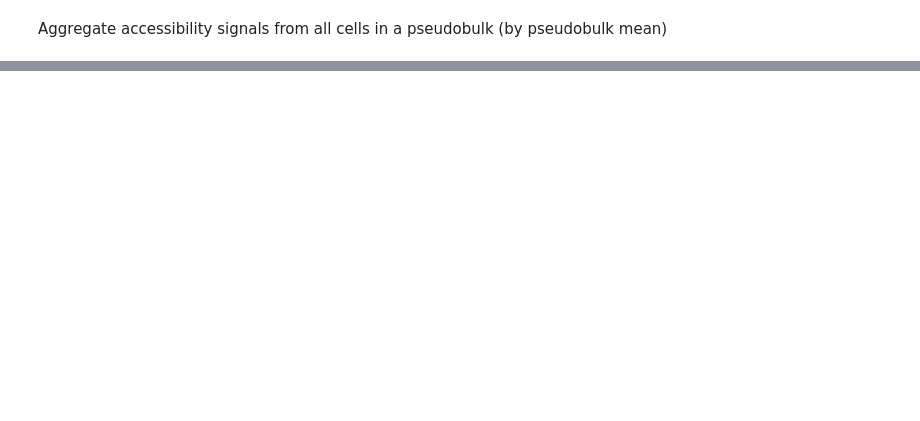
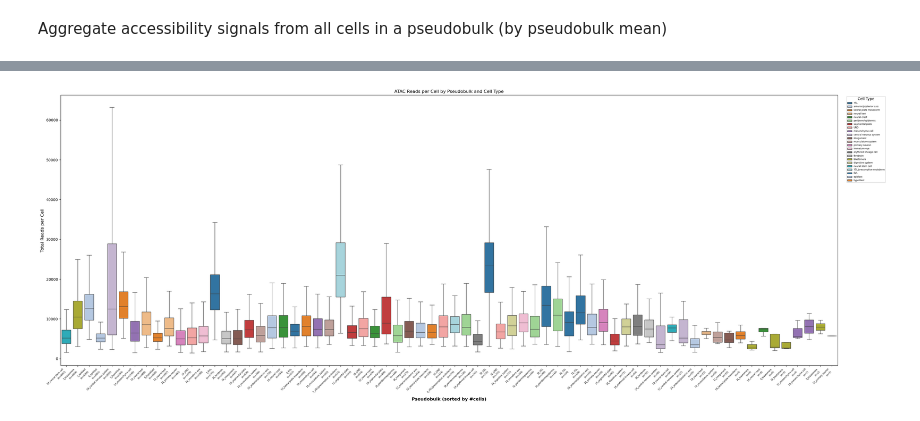
Before and after one commit to mourouzidou/zebrafish_development, a Jupyter notebook: notebooks/embryo/prepare_ATAC_data.ipynb, the cells around one changed output, grey strips where cells are left out. Drawn from its saved outputs; the diff is of its cells as text; code cells hidden in the pictures; blank space fills up the shorter version.

```diff
--- a/notebooks/embryo/prepare_ATAC_data.ipynb
+++ b/notebooks/embryo/prepare_ATAC_data.ipynb
@@ -69,0 +75,4 @@ cell_counts = atac_data_df.groupby('pseudobulk')['Cell'].nunique().sort_values(a
+# %%
+plot_pseudobulk_cell_read_distributions(atac_data_df, atac_metadata_df, save_path=plot_dir, show = True)
+# %% [output]
+[figure, added]
```
Also changed, not shown: parts of 8 cells of this notebook.
